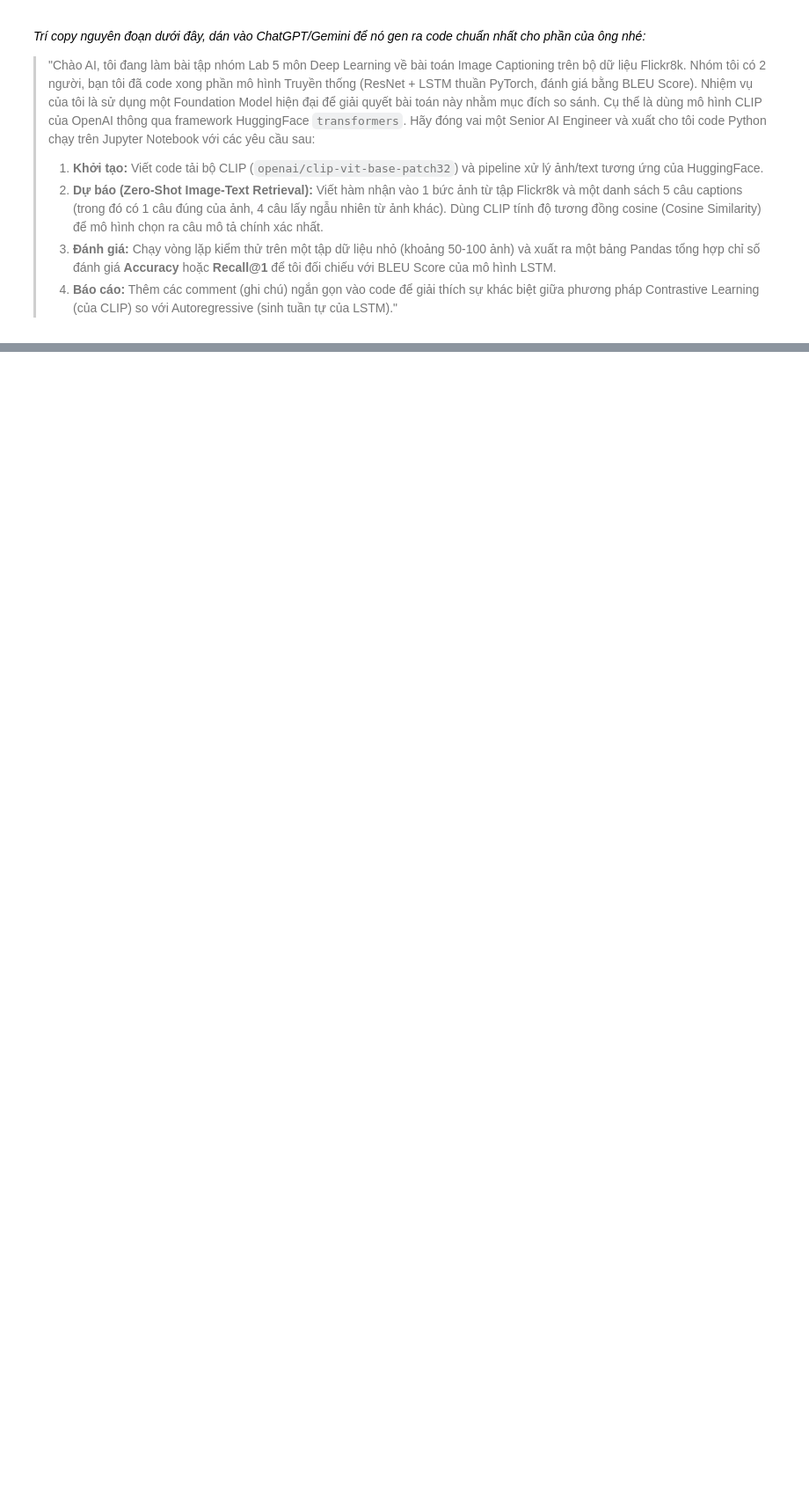
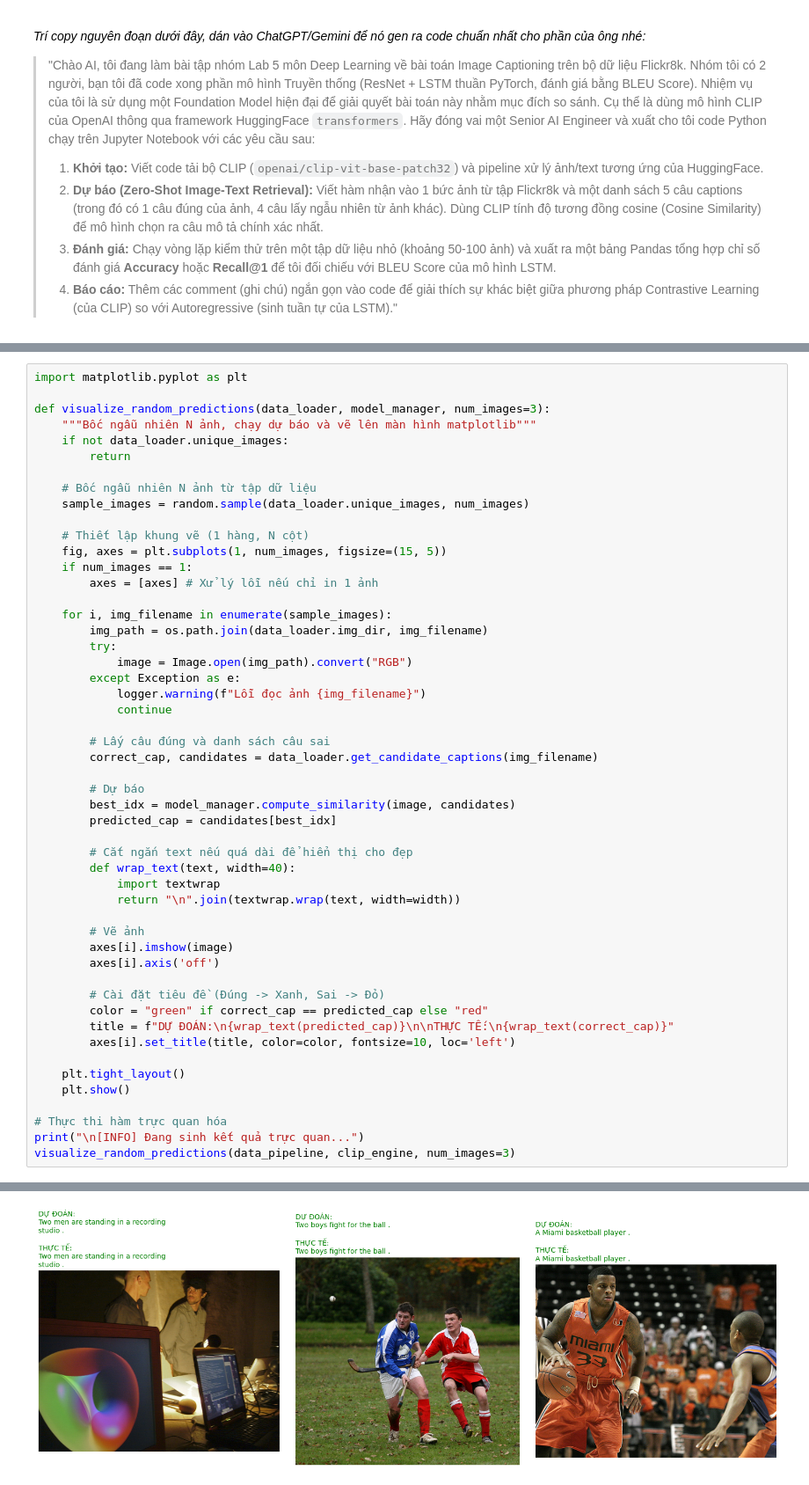
Before and after one commit to NgocHuyen2309/Lab5_DeepLearning, a Jupyter notebook: Lab5.ipynb, the cells around one changed output, grey strips where cells are left out. Shown at 88% size. Drawn from its saved outputs; the diff is of its cells as text; blank space fills up the shorter version.

```diff
--- a/Lab5.ipynb
+++ b/Lab5.ipynb
@@ -374,0 +595,52 @@ Bạn chỉ cần copy nguyên khối văn bản bên dưới và gửi cho bạ
+# %%
+import matplotlib.pyplot as plt
+
+def visualize_random_predictions(data_loader, model_manager, num_images=3):
+    """Bốc ngẫu nhiên N ảnh, chạy dự báo và vẽ lên màn hình matplotlib"""
+    if not data_loader.unique_images:
+        return
+
+    # Bốc ngẫu nhiên N ảnh từ tập dữ liệu
+    sample_images = random.sample(data_loader.unique_images, num_images)
+
+    # Thiết lập khung vẽ (1 hàng, N cột)
+    fig, axes = plt.subplots(1, num_images, figsize=(15, 5))
+    if num_images == 1:
+        axes = [axes] # Xử lý lỗi nếu chỉ in 1 ảnh
+
+    for i, img_filename in enumerate(sample_images):
+        img_path = os.path.join(data_loader.img_dir, img_filename)
+        try:
+            image = Image.open(img_path).convert("RGB")
+        except Exception as e:
+            logger.warning(f"Lỗi đọc ảnh {img_filename}")
+            continue
+
+        # Lấy câu đúng và danh sách câu sai
+        correct_cap, candidates = data_loader.get_candidate_captions(img_filename)
+
+        # Dự báo
+        best_idx = model_manager.compute_similarity(image, candidates)
+        predicted_cap = candidates[best_idx]
+
+        # Cắt ngắn text nếu quá dài để hiển thị cho đẹp
+        def wrap_text(text, width=40):
+            import textwrap
+            return "\n".join(textwrap.wrap(text, width=width))
+
+        # Vẽ ảnh
+        axes[i].imshow(image)
+        axes[i].axis('off')
+
+        # Cài đặt tiêu đề (Đúng -> Xanh, Sai -> Đỏ)
+        color = "green" if correct_cap == predicted_cap else "red"
+        title = f"DỰ ĐOÁN:\n{wrap_text(predicted_cap)}\n\nTHỰC TẾ:\n{wrap_text(correct_cap)}"
+        axes[i].set_title(title, color=color, fontsize=10, loc='left')
+
+    plt.tight_layout()
+    plt.show()
+
+# Thực thi hàm trực quan hóa
+print("\n[INFO] Đang sinh kết quả trực quan...")
+visualize_random_predictions(data_pipeline, clip_engine, num_images=3)
+# %% [output]
@@ -374,0 +648 @@ Bạn chỉ cần copy nguyên khối văn bản bên dưới và gửi cho bạ
+[figure, added]
```
Also changed, not shown: parts of 8 cells of this notebook.
